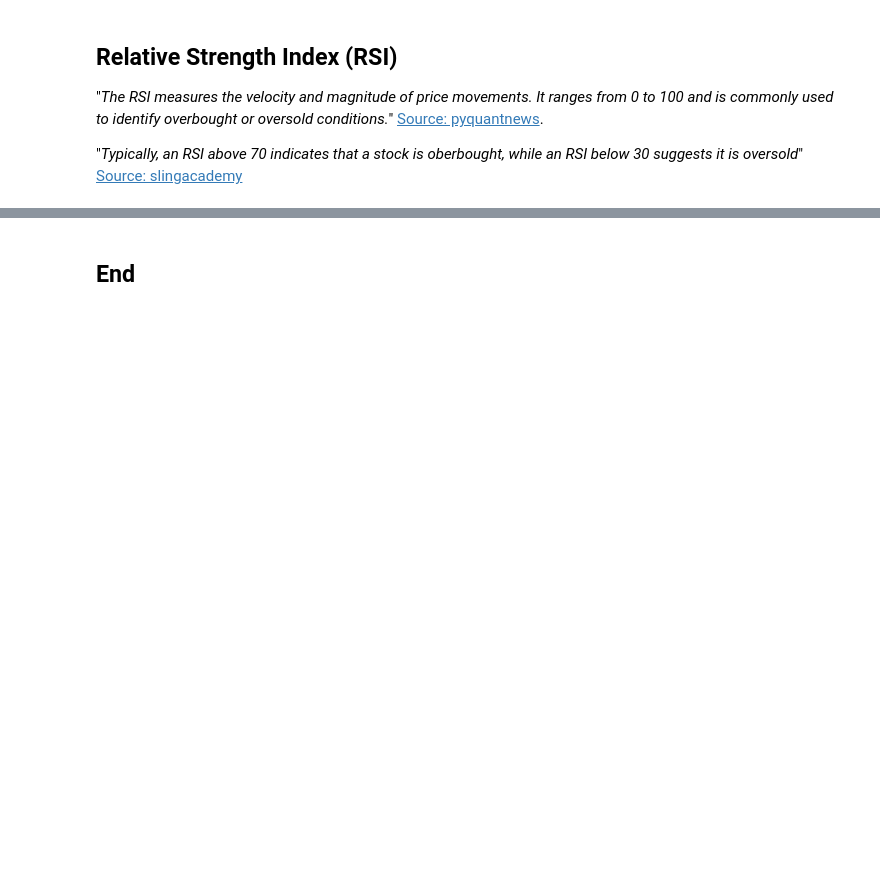
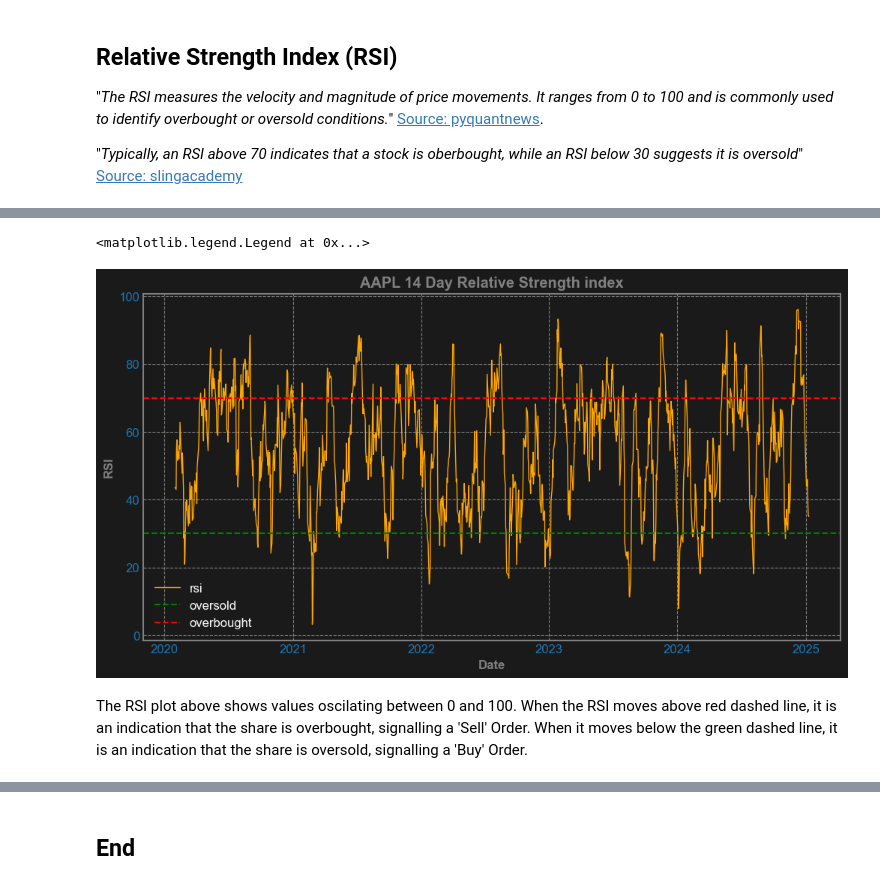
Before and after one commit to fdennehy/pfda-project, a Jupyter notebook: tech_analysis.ipynb, the cells around one changed output, grey strips where cells are left out. Saved outputs shown, nothing was run; the diff lists cells and outputs as text; code cells hidden in the pictures; blank space fills up the shorter version.

```diff
--- a/tech_analysis.ipynb
+++ b/tech_analysis.ipynb
@@ -300,11 +266,16 @@ market_data
 "*Typically, an RSI above 70 indicates that a stock is oberbought, while an RSI below 30 suggests it is oversold*" [Source: slingacademy](https://www.slingacademy.com/article/applying-rsi-macd-and-bollinger-bands-with-ta-lib/)
 # %%
 # Function for RSI
+# https://www.pyquantnews.com/free-python-resources/implementing-technical-indicators-in-python-for-trading
 
-def calculate_rsi(data, window):
+def calculate_rsi(data, rsi_window):
+   # calculate difference from previous value
    delta = data.diff()
-   gain = (delta.where(delta > 0, 0)).rolling(window=window).mean()
-   loss = (-delta.where(delta < 0, 0)).rolling(window=window).mean()
+   # Define gain / loss
+   gain = (delta.where(delta > 0, 0)).rolling(window=rsi_window).mean()
+   loss = (-delta.where(delta < 0, 0)).rolling(window=rsi_window).mean()
+   # Calculate Relative Strength
    rs = gain / loss
+   # Calculate Relative Strength Index
    rsi = 100 - (100 / (1 + rs))
    return rsi
@@ -394,0 +282,9 @@ mpf.plot(market_data, type='candle', style='binance', mav=(5,20), volume=True, f
+# %%
+# Set rolling windows for Relative Strength Index (RSI).
+rsi_window = 14
+
+# Add columns for the RSI to the Data Frame, using function created previously.
+market_data['rsi' + str(rsi_window)] = calculate_rsi(market_data['Close'], rsi_window)
+
+# Check the Data Frame.
+market_data
@@ -394,0 +306,42 @@ mpf.plot(market_data, type='candle', style='binance', mav=(5,20), volume=True, f
+# %%
+# https://mayerkrebs.com/relative-strength-index-rsi-in-python/
+# PLot the Relative Strength Index
+
+plt.style.use({
+    'axes.facecolor': '#1a1a1a',
+    'axes.edgecolor': 'gray',
+    'axes.labelcolor': 'white',
+    'text.color': 'white',
+    'xtick.color': 'tab:blue',
+    'ytick.color': 'tab:blue',
+    'grid.color': 'gray',
+    'figure.facecolor': '#1a1a1a',
+    'figure.edgecolor': '#1a1a1a',
+    'savefig.facecolor': '#1a1a1a',
+    'savefig.edgecolor': '#1a1a1a',
+})
+
+# plot figure and axes
+fig, ax = plt.subplots(figsize = (12, 6))
+
+# Title.
+ax.set_title(f'{ticker} {str(rsi_window)} Day Relative Strength Index', weight='bold', color = 'grey')
+
+# Axis labels.
+ax.set_xlabel('Date', weight='bold', color = 'grey')
+ax.set_ylabel('RSI', weight ='bold', color = 'grey')
+
+# Plot the RSI
+ax.plot(market_data['rsi14'], label = 'rsi', color='orange', linewidth=1)
+
+# Add two horizontal lines, signalling the buy and sell ranges.
+# Oversold (when rsi < 30)
+ax.axhline(30, linestyle='--', label = 'oversold', linewidth=1.5, color='green')
+# Overbought (when rsi >70)
+ax.axhline(70, linestyle='--', label = 'overbought', linewidth=1.5, color='red')
+ax.legend()
+# %% [output]
+<matplotlib.legend.Legend at 0x...>
+[figure, added]
+# %% [markdown]
+The RSI plot above shows values oscilating between 0 and 100. When the RSI moves above red dashed line, it is an indication that the share is overbought, signalling a 'Sell' Order. When it moves below the green dashed line, it is an indication that the share is oversold, signalling a 'Buy' Order.
```
Also changed, not shown: parts of 26 cells of this notebook.
